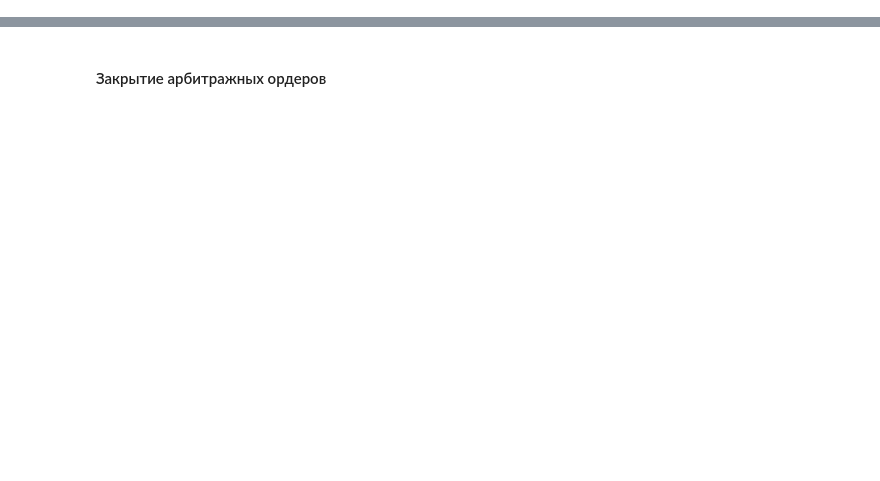
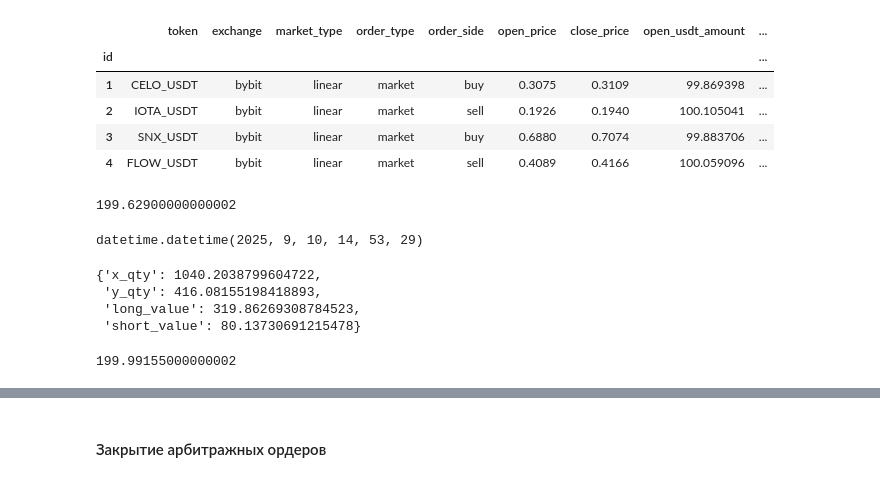
Before and after one commit to elterion/jaref_bot, a Jupyter notebook: 1. Close orders.ipynb, the cells around one changed output, grey strips where cells are left out. Saved outputs shown, nothing was run; the diff lists cells and outputs as text; code cells hidden in the pictures; blank space fills up the shorter version.

```diff
--- a/1. Close orders.ipynb
+++ b/1. Close orders.ipynb
@@ -52,10 +86,5 @@ start_time = end_time - timedelta(hours = 48)
 cols_to_drop = ('exchange', 'market_type', 'bid_price', 'bid_size', 'ask_price', 'ask_size')
 # %%
-tf = "1h"
-wind = 18
-
-postgre_manager = DBManager(db_params)
-
 current_pairs = postgre_manager.get_table('pairs')
 current_orders = postgre_manager.get_table('current_orders')
 token_list = current_orders['token'].to_list()
@@ -76,7 +105,9 @@ current_data = current_data.with_columns(
 
 for i, row in current_pairs.iterrows():
     token_1, token_2 = row['token_1'], row['token_2']
-
+    for _, tname_1, tname_2, ttf, wwnd, in_, out_ in thresholds:
+        if tname_1 == token_1[:-5] and tname_2 == token_2[:-5]:
+            tf, wind, thr_in, thr_out = ttf, wwnd, in_, out_
 
     dp_1 = coin_information['bybit_linear'][token_1]['price_scale']
     dp_2 = coin_information['bybit_linear'][token_2]['price_scale']
@@ -88,8 +119,8 @@ for i, row in current_pairs.iterrows():
 
     hist_df = hour_1_df if tf == '1h' else hour_4_df
 
-    token_1_price = hist_df.filter(pl.col('token') == token_1).tail(2 * wind + 1)['avg_price']
-    token_2_price = hist_df.filter(pl.col('token') == token_2).tail(2 * wind + 1)['avg_price']
+    token_1_price = hist_df.filter(pl.col('token') == token_1).tail(2 * wind + 1)['avg_price'][:-1]
+    token_2_price = hist_df.filter(pl.col('token') == token_2).tail(2 * wind + 1)['avg_price'][:-1]
 
     t1_curr_data = current_data.filter(pl.col('symbol') == token_1)
     t2_curr_data = current_data.filter(pl.col('symbol') == token_2)
@@ -103,6 +134,24 @@ for i, row in current_pairs.iterrows():
     t1 = token_1_price.append(pl.Series("avg_price", [t1_curr_data['avg_price'][0]])).to_numpy()
     t2 = token_2_price.append(pl.Series("avg_price", [t2_curr_data['avg_price'][0]])).to_numpy()
 
+    t1_order = current_orders.filter(pl.col('token') == token_1)
+    qty_1 = t1_order['qty'][0]
+    t1_open_price = t1_order['price'][0]
+    t1_side = t1_order['order_side'][0]
+    t1_curr_price = t1_curr_data['bidprice_0'][0] if t1_side == 'buy' else t1_curr_data['askprice_0'][0]
+    side_1 = 'long' if t1_side == 'buy' else 'short'
+    pr_1 = calculate_profit(t1_open_price, t1_curr_price, n_coins=qty_1, side=side_1, fee_rate=0.00055)
+
+    t2_order = current_orders.filter(pl.col('token') == token_2)
+    qty_2 = t2_order['qty'][0]
+    t2_open_price = t2_order['price'][0]
+    t2_side = t2_order['order_side'][0]
+    t2_curr_price = t2_curr_data['bidprice_0'][0] if t2_side == 'buy' else t2_curr_data['askprice_0'][0]
+    side_2 = 'long' if t2_side == 'buy' else 'short'
+    pr_2 = calculate_profit(t2_open_price, t2_curr_price, n_coins=qty_2, side=side_2, fee_rate=0.00055)
+
+    profit = pr_1 + pr_2
+
     alpha, beta, zscore = get_lr_zscore(t1, t2, np.array([wind]))
-    print(f'{token_1, token_2} {zscore}')
+    print(f'{token_1, token_2} z_score: {zscore[0]:.2f}; profit: {profit:.2f}')
 # %% [output]
@@ -138,0 +222,19 @@ for i, row in current_pairs.iterrows():
+# %%
+trading_history = postgre_manager.get_table('trading_history')
+trading_history
+# %% [output]
+|  | token | exchange | market_type | order_type | order_side | open_price | close_price | open_usdt_amount | ... |
+| id |  |  |  |  |  |  |  |  | ... |
+| 1 | CELO_USDT | bybit | linear | market | buy | 0.3075 | 0.3109 | 99.869398 | ... |
+| 2 | IOTA_USDT | bybit | linear | market | sell | 0.1926 | 0.1940 | 100.105041 | ... |
+| 3 | SNX_USDT | bybit | linear | market | buy | 0.6880 | 0.7074 | 99.883706 | ... |
+| 4 | FLOW_USDT | bybit | linear | market | sell | 0.4089 | 0.4166 | 100.059096 | ... |
+# %%
+649.2 * 0.3075
+# %% [output]
+199.62900000000002
+# %%
+st_date = '2025-09-10 14:53:29'
+datetime.strptime(st_date, '%Y-%m-%d %H:%M:%S')
+# %% [output]
+datetime.datetime(2025, 9, 10, 14, 53, 29)
@@ -138,0 +319,15 @@ for i, row in current_pairs.iterrows():
+# %%
+P_A = 0.3075
+P_B = 0.1926
+beta = 0.4
+
+pair_position_sizes(P_A, P_B, beta, total_notional=400.0, notional_type='abs')
+# %% [output]
+{'x_qty': 1040.2038799604722,
+ 'y_qty': 416.08155198418893,
+ 'long_value': 319.86269308784523,
+ 'short_value': 80.13730691215478}
+# %%
+520.1 * 0.3075 + 208 * 0.1926
+# %% [output]
+199.99155000000002
```
Also changed, not shown: parts of 20 cells of this notebook, 9 other files.
